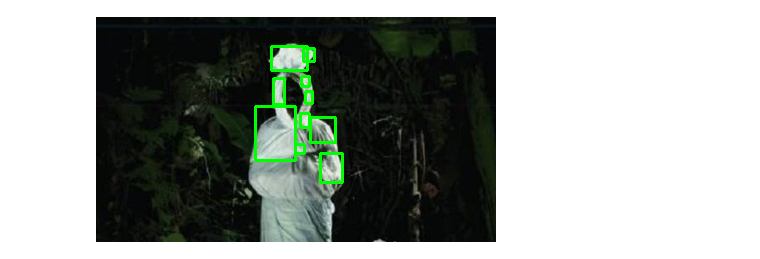
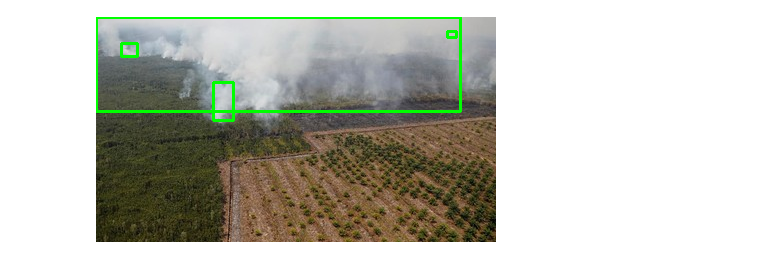
Before and after one commit to AcimGithub/PCVK_Genap_2023, a Jupyter notebook: BadSmokeDetection.ipynb, the cells around one changed output. Saved outputs shown, nothing was run; the diff lists cells and outputs as text; code cells hidden in the pictures.

```diff
--- a/BadSmokeDetection.ipynb
+++ b/BadSmokeDetection.ipynb
@@ -7,33 +7,33 @@ from google.colab.patches import cv2_imshow
 # Fungsi untuk mendeteksi asap pada citra
 def detect_smoke(image_path):
     # Baca citra menggunakan OpenCV
     image = cv2.imread(image_path)
 
     # Ubah citra ke skala abu-abu
     gray = cv2.cvtColor(image, cv2.COLOR_BGR2GRAY)
 
     # Terapkan thresholding untuk mendeteksi asap
-    _, binary = cv2.threshold(gray, 200, 255, cv2.THRESH_BINARY)
+    _, binary = cv2.threshold(gray, 190, 255, cv2.THRESH_BINARY)
 
     # Temukan kontur pada citra
     contours, _ = cv2.findContours(binary, cv2.RETR_EXTERNAL, cv2.CHAIN_APPROX_SIMPLE)
 
     # Loop melalui kontur dan deteksi asap
     for contour in contours:
         area = cv2.contourArea(contour)
         if area > 15:  # Atur threshold area sesuai kebutuhan
             # Gambar kotak pembatas di sekitar asap
             x, y, w, h = cv2.boundingRect(contour)
             cv2.rectangle(image, (x, y), (x + w, y + h), (0, 255, 0), 2)
 
     # Tampilkan citra dengan kotak pembatas asap
     cv2_imshow(image)
     cv2.waitKey(0)
     cv2.destroyAllWindows()
 
 # Contoh pemanggilan fungsi dengan nama file citra sebagai argumen
 if __name__ == "__main__":
-    image_path = "/content/asapnipu.png"  # Ganti dengan path file citra Anda
+    image_path = "/content/asapladang.jpeg"  # Ganti dengan path file citra Anda
     detect_smoke(image_path)
 # %% [output]
-[figure, old version]
+[figure, new version]
```
